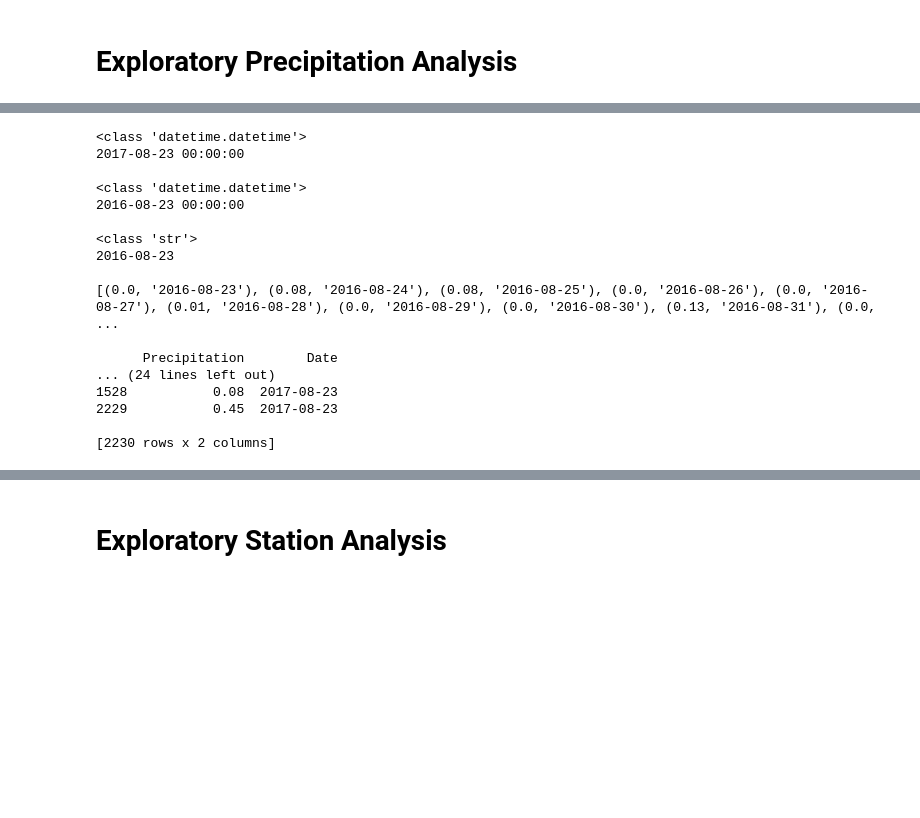
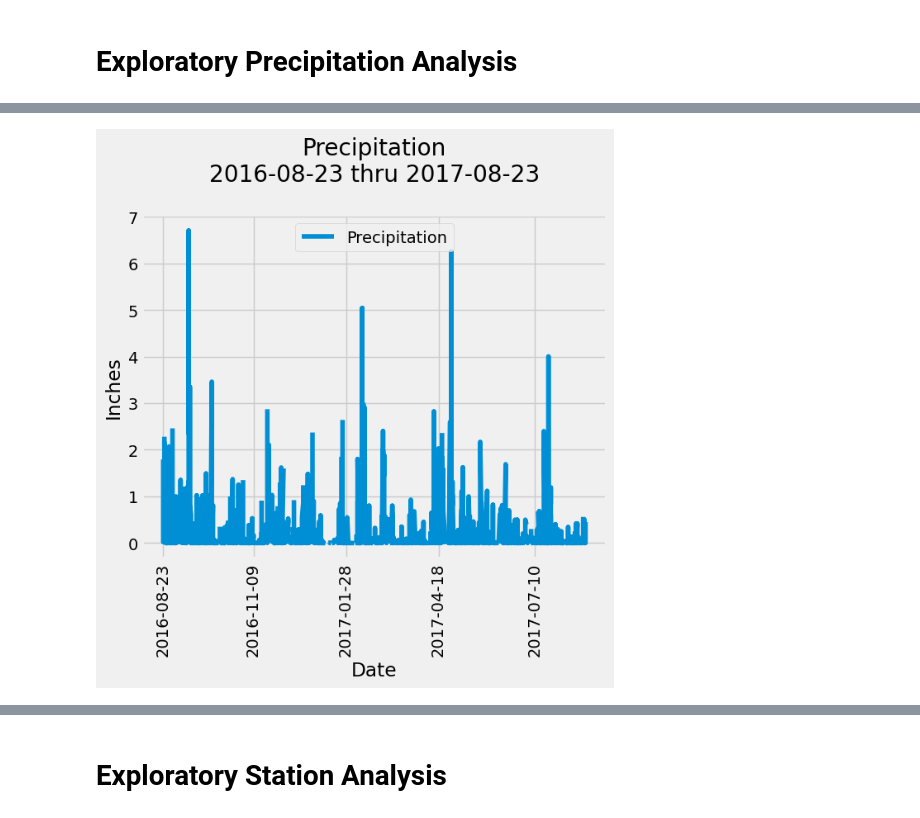
Before and after one commit to MarkOlsonMN/sqlalchemy-challenge, a Jupyter notebook: SurfsUp/climate_analysis.ipynb, the cells around one changed output, grey strips where cells are left out. Cells and saved outputs as stored; diff of their text form; code cells hidden in the pictures; blank space fills up the shorter version.

```diff
--- a/SurfsUp/climate_analysis.ipynb
+++ b/SurfsUp/climate_analysis.ipynb
@@ -13,3 +10,18 @@ from datetime import datetime
+# %%
+from dateutil.relativedelta import relativedelta
+
+def calculate_one_year_earlier(most_recent_date_string):
+
+    # Convert the string date to a datetime object
+    most_recent_date = dt.datetime.strptime(most_recent_date_string, '%Y-%m-%d')
+
+    # Calculate the date one year earlier
+    one_year_earlier_date = most_recent_date - relativedelta(years=1)
+
+    # Convert the date back to a string
+    one_year_earlier_date_string = one_year_earlier_date.strftime('%Y-%m-%d')
+
+    return one_year_earlier_date_string
 # %% [markdown]
 # Reflect Tables into SQLAlchemy ORM
 # %%
@@ -275,54 +71,37 @@ print(one_year_earlier_date_string)
 # %%
 # Design a query to retrieve the last 12 months of precipitation data and plot the results.
 # Starting from the most recent data point in the database.
 
 # Calculate the date one year from the last date in data set.
-one_year_earlier_date_string = calculate_one_year_earlier_3(most_recent_date_row.date)
-
-
-# Perform a query to retrieve the data and precipitation scores
-# measurements = session.query(measurement.prcp, measurement.date).\
-#     filter(measurement.date >= one_year_earlier_date_string).\
-#     all()
-
+one_year_earlier_date_string = calculate_one_year_earlier(most_recent_date_row.date)
 
 # Perform a query to retrieve the data and precipitation scores
 measurements = session.query(
     measurement.prcp, measurement.date
 ).filter(
     measurement.date >= one_year_earlier_date_string
 ).all()
 
-
-print("")
-print (measurements)
-
 # Save the query results as a Pandas DataFrame. Explicitly set the column names
 df = pd.DataFrame(measurements, columns=['Precipitation','Date'])
-
-print("")
-print (df)
 
 # Sort the dataframe by date
 df_sorted = df.sort_values(by='Date', ascending=True)
 
-print("")
-print (df_sorted)
+# Convert Date from string to datetime (for a correct plot)
+df_sorted["Date"]=pd.to_datetime(df_sorted["Date"])
+
+# Use Pandas Plotting with Matplotlib to plot the data
+plt.figure(figsize=(6.5,7))
+plt.plot(df_sorted['Date'], df_sorted['Precipitation'], label='Precipitation')
+plt.xlabel('Date')
+plt.ylabel('Inches')
+plt.title(f'Precipitation\n{one_year_earlier_date_string} thru {most_recent_date_row.date}\n')
+custom_dates = ["2016-08-23", "2016-11-09", "2017-01-28", "2017-04-18", "2017-07-10"]
+plt.xticks(custom_dates, rotation=90)
+plt.legend(loc='upper center')
+plt.tight_layout()
+
+plt.show()
 # %% [output]
-<class 'datetime.datetime'>
-2017-08-23 00:00:00
-
-<class 'datetime.datetime'>
-2016-08-23 00:00:00
-
-<class 'str'>
-2016-08-23
-
-[(0.0, '2016-08-23'), (0.08, '2016-08-24'), (0.08, '2016-08-25'), (0.0, '2016-08-26'), (0.0, '2016-08-27'), (0.01, '2016-08-28'), (0.0, '2016-08-29'), (0.0, '2016-08-30'), (0.13, '2016-08-31'), (0.0,  ...
-
-      Precipitation        Date
-... (24 lines left out)
-1528           0.08  2017-08-23
-2229           0.45  2017-08-23
-
-[2230 rows x 2 columns]
+[figure, added]
```
Also changed, not shown: parts of 29 cells of this notebook.
